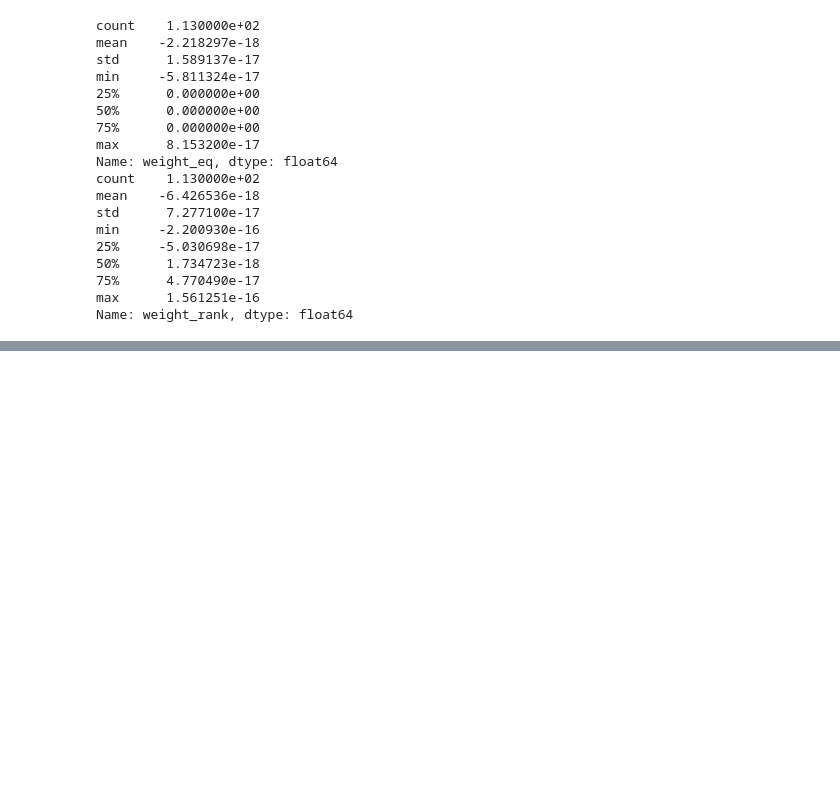
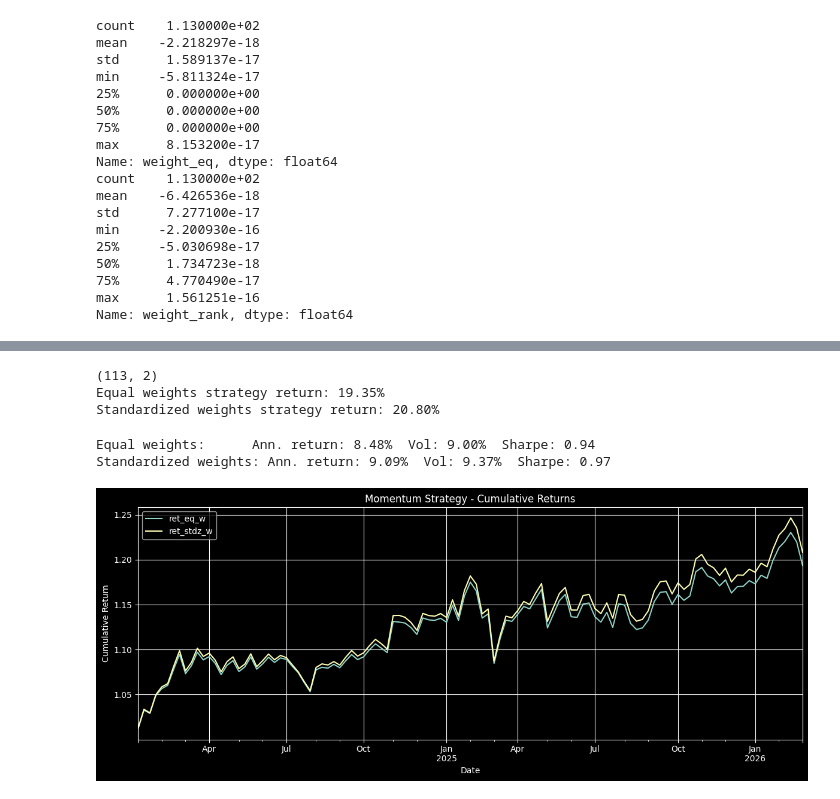
Before and after one commit to hugobrrss/quant-research, a Jupyter notebook: notebooks/explo_IBquant_pipeline.ipynb, the cells around one changed output, grey strips where cells are left out. Saved outputs shown, nothing was run; the diff lists cells and outputs as text; code cells hidden in the pictures; blank space fills up the shorter version.

Commit message:
backtest IB 2 years

```diff
--- a/notebooks/explo_IBquant_pipeline.ipynb
+++ b/notebooks/explo_IBquant_pipeline.ipynb
@@ -372,0 +454,69 @@ Name: weight_rank, dtype: float64
+# %%
+# create rebalancing dates and compute weekly portfolio returns
+df_ib['rebalance'] = df_ib.index.where(df_ib.index.dayofweek == 1)
+df_ib['week_index'] = df_ib.groupby('ticker')['rebalance'].ffill()
+df_ib = df_ib.dropna(subset=['week_index'])
+
+# assign equal weights within each rebalancing week
+# compute weekly returns and collapse dataset weekly
+df_ib['weekly_ret'] = df_ib.groupby(['ticker','week_index'])['return'].transform(lambda x: (1+x).prod() - 1)
+
+df_ib_weekly = df_ib.loc[df_ib.index.dayofweek == 1,['weekly_ret','w_eq','w_stdz','signal','ticker']].copy()
+df_ib_weekly['ret_eq'] = df_ib_weekly['w_eq'] * df_ib_weekly['weekly_ret']
+df_ib_weekly['ret_stdz'] = df_ib_weekly['w_stdz'] * df_ib_weekly['weekly_ret']
+
+# compute costs
+df_ib_weekly['w_eq_prev'] = df_ib_weekly.groupby('ticker')['w_eq'].shift(1).fillna(0)
+df_ib_weekly['w_stdz_prev'] = df_ib_weekly.groupby('ticker')['w_stdz'].shift(1).fillna(0)
+
+df_ib_weekly['turnover_eq'] = (df_ib_weekly['w_eq'] - df_ib_weekly['w_eq_prev']).abs()
+df_ib_weekly['turnover_stdz'] = (df_ib_weekly['w_stdz'] - df_ib_weekly['w_stdz_prev']).abs()
+
+cost_per_unit = 0.001
+df_ib_weekly['ret_eq'] = df_ib_weekly['ret_eq'] - cost_per_unit * df_ib_weekly['turnover_eq']
+df_ib_weekly['ret_stdz'] = df_ib_weekly['ret_stdz'] - cost_per_unit * df_ib_weekly['turnover_stdz']
+
+# strategy return
+strategy = df_ib_weekly.groupby(df_ib_weekly.index)[['ret_eq', 'ret_stdz']].sum()
+strategy.columns = ['ret_eq_w', 'ret_stdz_w']
+
+print(strategy.shape)
+print(f"Equal weights strategy return: {((1 + strategy['ret_eq_w']).prod() - 1)*100:.2f}%")
+print(f"Standardized weights strategy return: {((1 + strategy['ret_stdz_w']).prod() - 1)*100:.2f}%")
+# %% [output]
+(113, 2)
+Equal weights strategy return: 19.35%
+Standardized weights strategy return: 20.80%
+# %%
+# Annualization factor (52 weeks per year)
+ann = 52
+
+# Annualized return
+ann_ret_eq = (1 + strategy['ret_eq_w']).prod() ** (ann / len(strategy)) - 1
+ann_ret_stdz = (1 + strategy['ret_stdz_w']).prod() ** (ann / len(strategy)) - 1
+
+# Annualized volatility
+ann_vol_eq = strategy['ret_eq_w'].std() * np.sqrt(ann)
+ann_vol_stdz = strategy['ret_stdz_w'].std() * np.sqrt(ann)
+
+# Sharpe ratio (assuming 0 risk-free rate for simplicity)
+sharpe_eq = ann_ret_eq / ann_vol_eq
+sharpe_stdz = ann_ret_stdz / ann_vol_stdz
+
+print(f"Equal weights:      Ann. return: {ann_ret_eq*100:.2f}%  Vol: {ann_vol_eq*100:.2f}%  Sharpe: {sharpe_eq:.2f}")
+print(f"Standardized weights: Ann. return: {ann_ret_stdz*100:.2f}%  Vol: {ann_vol_stdz*100:.2f}%  Sharpe: {sharpe_stdz:.2f}")
+# %% [output]
+Equal weights:      Ann. return: 8.48%  Vol: 9.00%  Sharpe: 0.94
+Standardized weights: Ann. return: 9.09%  Vol: 9.37%  Sharpe: 0.97
+# %%
+import matplotlib.pyplot as plt
+
+cumret = (1 + strategy).cumprod()
+cumret.plot(figsize=(12, 5), title='Momentum Strategy - Cumulative Returns')
+plt.ylabel('Cumulative Return')
+plt.xlabel('Date')
+plt.grid(True)
+plt.tight_layout()
+plt.show()
+# %% [output]
+[figure, added]
```
Also changed, not shown: parts of 3 cells of this notebook.
